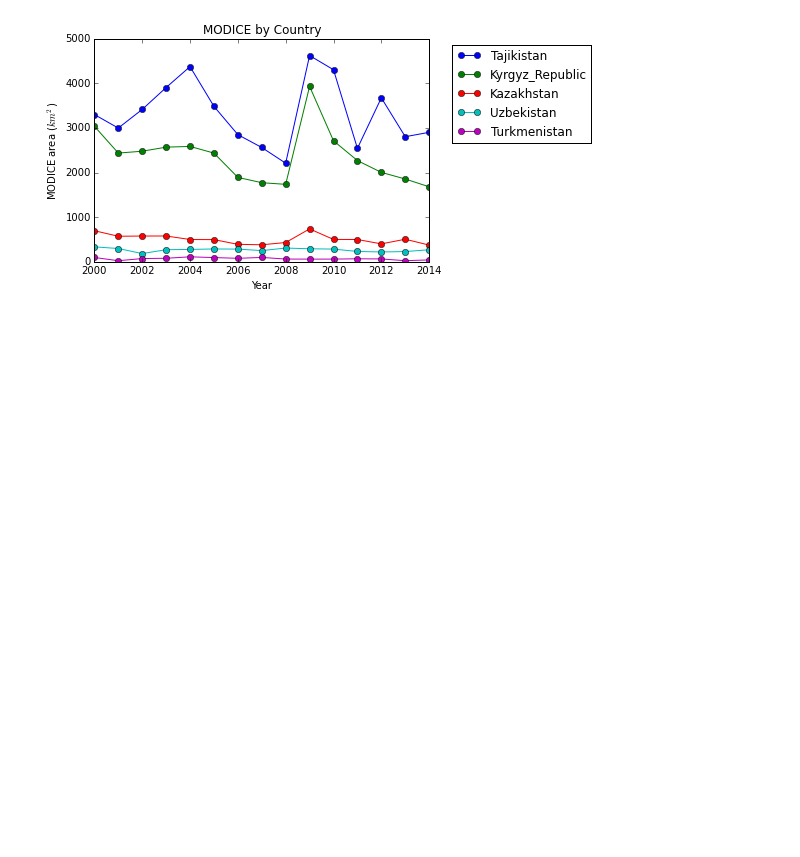
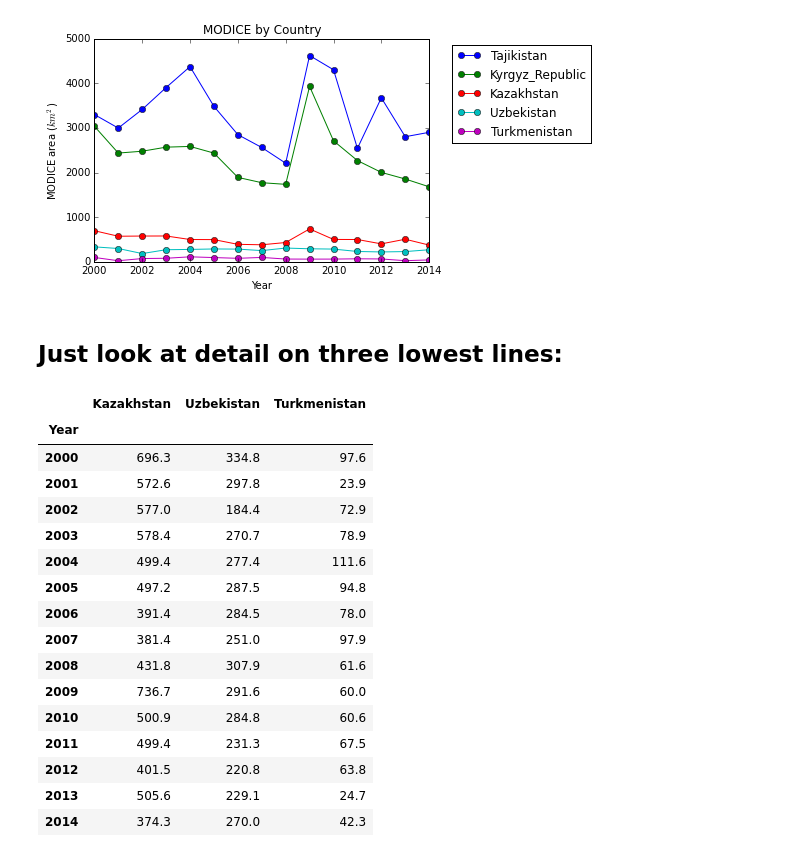
Before and after one commit to mjbrodzik/ipython_notebooks, a Jupyter notebook: charis/modice_area_by_country_and_year.ipynb, the cells around one changed output. Cells and saved outputs as stored; diff of their text form; code cells hidden in the pictures; blank space fills up the shorter version.

```diff
--- a/charis/modice_area_by_country_and_year.ipynb
+++ b/charis/modice_area_by_country_and_year.ipynb
@@ -58,3 +61,26 @@ ax.set(title="MODICE by Country", ylabel='MODICE area ($km^2$)' )
 # %% [output]
 [<matplotlib.text.Text at 0x...>, <matplotlib.text.Text at 0x...>]
 [figure]
+# %% [markdown]
+## Just look at detail on three lowest lines:
+# %%
+subdf = df[['Kazakhstan','Uzbekistan','Turkmenistan']]
+subdf
+# %% [output]
+|  | Kazakhstan | Uzbekistan | Turkmenistan |
+| Year |  |  |  |
+| 2000 | 696.3 | 334.8 | 97.6 |
+| 2001 | 572.6 | 297.8 | 23.9 |
+| 2002 | 577.0 | 184.4 | 72.9 |
+| 2003 | 578.4 | 270.7 | 78.9 |
+| 2004 | 499.4 | 277.4 | 111.6 |
+| 2005 | 497.2 | 287.5 | 94.8 |
+| 2006 | 391.4 | 284.5 | 78.0 |
+| 2007 | 381.4 | 251.0 | 97.9 |
+| 2008 | 431.8 | 307.9 | 61.6 |
+| 2009 | 736.7 | 291.6 | 60.0 |
+| 2010 | 500.9 | 284.8 | 60.6 |
+| 2011 | 499.4 | 231.3 | 67.5 |
+| 2012 | 401.5 | 220.8 | 63.8 |
+| 2013 | 505.6 | 229.1 | 24.7 |
+| 2014 | 374.3 | 270.0 | 42.3 |
```
Also changed, not shown: parts of 4 cells of this notebook.
